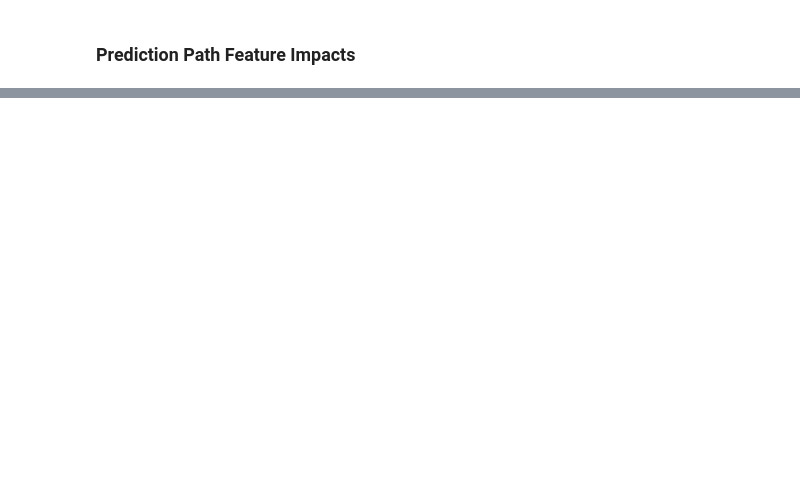
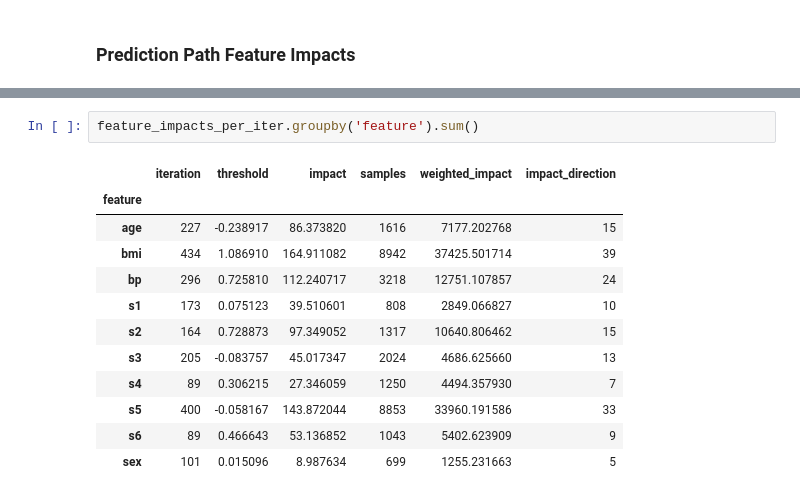
Before and after one commit to cf6600/feature-tracking-gbt, a Jupyter notebook: functions_sanity_test.ipynb, the cells around one changed output, grey strips where cells are left out. Cells and saved outputs as stored; diff of their text form; blank space fills up the shorter version.

```diff
--- a/functions_sanity_test.ipynb
+++ b/functions_sanity_test.ipynb
@@ -337 +348,16 @@ plt.show()
+# %%
+feature_impacts_per_iter.groupby('feature').sum()
+# %% [output]
+|  | iteration | threshold | impact | samples | weighted_impact | impact_direction |
+| feature |  |  |  |  |  |  |
+| age | 227 | -0.238917 | 86.373820 | 1616 | 7177.202768 | 15 |
+| bmi | 434 | 1.086910 | 164.911082 | 8942 | 37425.501714 | 39 |
+| bp | 296 | 0.725810 | 112.240717 | 3218 | 12751.107857 | 24 |
+| s1 | 173 | 0.075123 | 39.510601 | 808 | 2849.066827 | 10 |
+| s2 | 164 | 0.728873 | 97.349052 | 1317 | 10640.806462 | 15 |
+| s3 | 205 | -0.083757 | 45.017347 | 2024 | 4686.625660 | 13 |
+| s4 | 89 | 0.306215 | 27.346059 | 1250 | 4494.357930 | 7 |
+| s5 | 400 | -0.058167 | 143.872044 | 8853 | 33960.191586 | 33 |
+| s6 | 89 | 0.466643 | 53.136852 | 1043 | 5402.623909 | 9 |
+| sex | 101 | 0.015096 | 8.987634 | 699 | 1255.231663 | 5 |
 # %%
```
Also changed, not shown: parts of 18 cells of this notebook, 1 other file.
